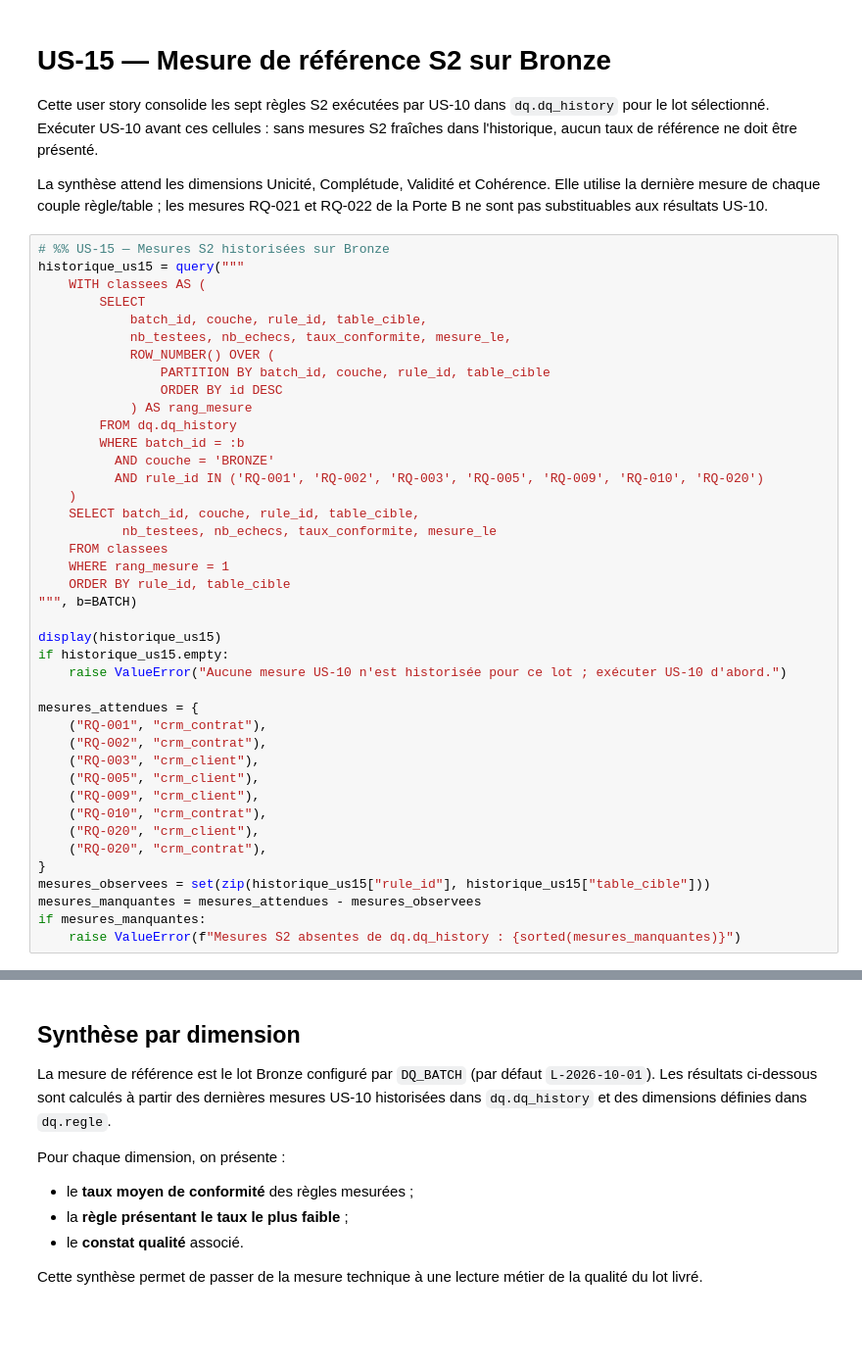
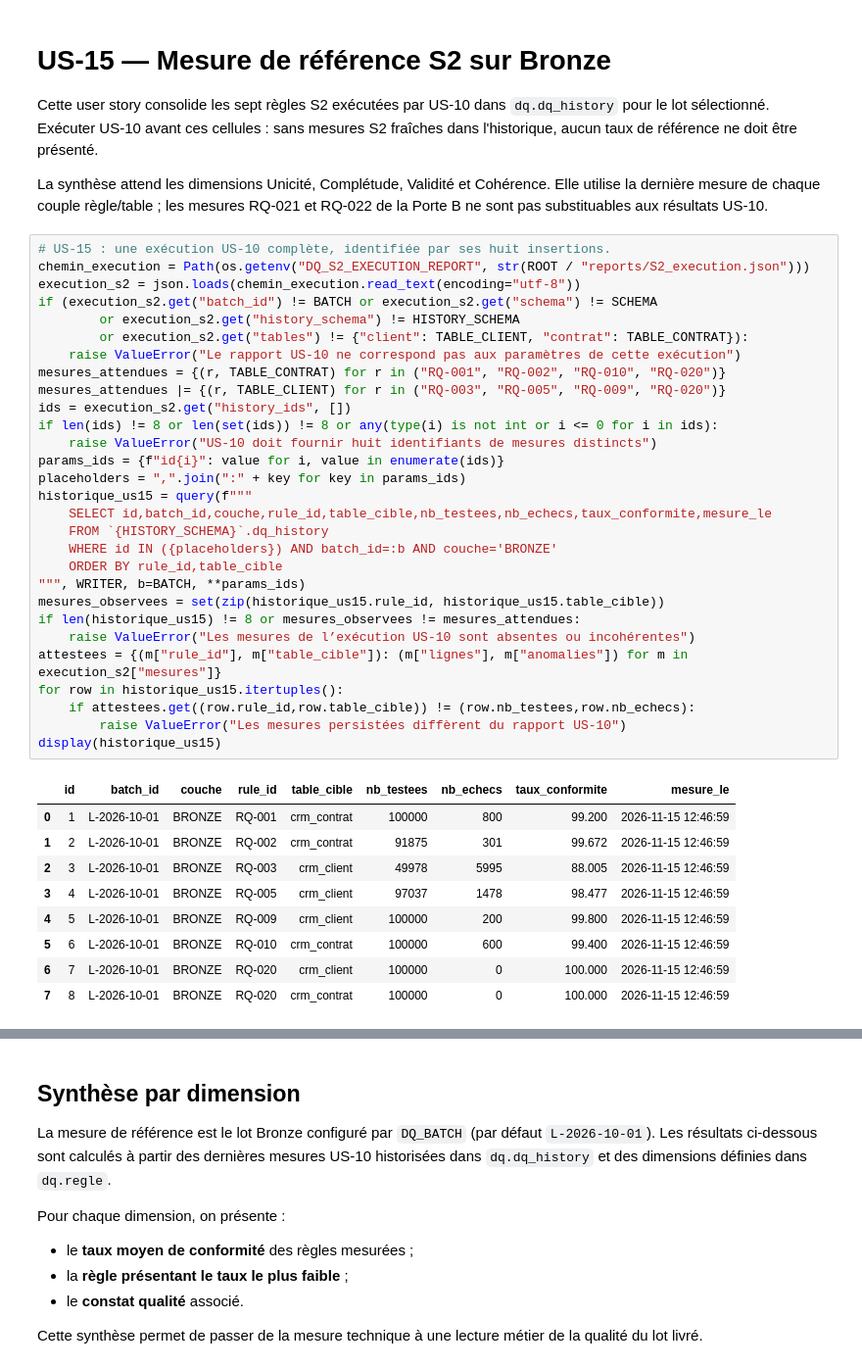
Before and after one commit to ruthabebeneg/td-qualite-g02, a Jupyter notebook: notebooks/S2_g02.ipynb, the cells around one changed output, grey strips where cells are left out. Shown at 98% size. Cells and saved outputs as stored; diff of their text form; blank space fills up the shorter version.

```diff
--- a/notebooks/S2_g02.ipynb
+++ b/notebooks/S2_g02.ipynb
@@ -766,46 +994,44 @@ Cette user story consolide les sept règles S2 exécutées par US-10 dans `dq.dq
 
 La synthèse attend les dimensions Unicité, Complétude, Validité et Cohérence. Elle utilise la dernière mesure de chaque couple règle/table ; les mesures RQ-021 et RQ-022 de la Porte B ne sont pas substituables aux résultats US-10.
 # %%
-# %% US-15 — Mesures S2 historisées sur Bronze
-historique_us15 = query("""
-    WITH classees AS (
-        SELECT
-            batch_id, couche, rule_id, table_cible,
-            nb_testees, nb_echecs, taux_conformite, mesure_le,
-            ROW_NUMBER() OVER (
-                PARTITION BY batch_id, couche, rule_id, table_cible
-                ORDER BY id DESC
-            ) AS rang_mesure
-        FROM dq.dq_history
-        WHERE batch_id = :b
-          AND couche = 'BRONZE'
-          AND rule_id IN ('RQ-001', 'RQ-002', 'RQ-003', 'RQ-005', 'RQ-009', 'RQ-010', 'RQ-020')
-    )
-    SELECT batch_id, couche, rule_id, table_cible,
-           nb_testees, nb_echecs, taux_conformite, mesure_le
-    FROM classees
-    WHERE rang_mesure = 1
-    ORDER BY rule_id, table_cible
-""", b=BATCH)
-
+# US-15 : une exécution US-10 complète, identifiée par ses huit insertions.
+chemin_execution = Path(os.getenv("DQ_S2_EXECUTION_REPORT", str(ROOT / "reports/S2_execution.json")))
+execution_s2 = json.loads(chemin_execution.read_text(encoding="utf-8"))
+if (execution_s2.get("batch_id") != BATCH or execution_s2.get("schema") != SCHEMA
+        or execution_s2.get("history_schema") != HISTORY_SCHEMA
+        or execution_s2.get("tables") != {"client": TABLE_CLIENT, "contrat": TABLE_CONTRAT}):
+    raise ValueError("Le rapport US-10 ne correspond pas aux paramètres de cette exécution")
+mesures_attendues = {(r, TABLE_CONTRAT) for r in ("RQ-001", "RQ-002", "RQ-010", "RQ-020")}
+mesures_attendues |= {(r, TABLE_CLIENT) for r in ("RQ-003", "RQ-005", "RQ-009", "RQ-020")}
+ids = execution_s2.get("history_ids", [])
+if len(ids) != 8 or len(set(ids)) != 8 or any(type(i) is not int or i <= 0 for i in ids):
+    raise ValueError("US-10 doit fournir huit identifiants de mesures distincts")
+params_ids = {f"id{i}": value for i, value in enumerate(ids)}
+placeholders = ",".join(":" + key for key in params_ids)
+historique_us15 = query(f"""
+    SELECT id,batch_id,couche,rule_id,table_cible,nb_testees,nb_echecs,taux_conformite,mesure_le
+    FROM `{HISTORY_SCHEMA}`.dq_history
+    WHERE id IN ({placeholders}) AND batch_id=:b AND couche='BRONZE'
+    ORDER BY rule_id,table_cible
+""", WRITER, b=BATCH, **params_ids)
+mesures_observees = set(zip(historique_us15.rule_id, historique_us15.table_cible))
+if len(historique_us15) != 8 or mesures_observees != mesures_attendues:
+    raise ValueError("Les mesures de l’exécution US-10 sont absentes ou incohérentes")
+attestees = {(m["rule_id"], m["table_cible"]): (m["lignes"], m["anomalies"]) for m in execution_s2["mesures"]}
+for row in historique_us15.itertuples():
+    if attestees.get((row.rule_id,row.table_cible)) != (row.nb_testees,row.nb_echecs):
+        raise ValueError("Les mesures persistées diffèrent du rapport US-10")
 display(historique_us15)
-if historique_us15.empty:
-    raise ValueError("Aucune mesure US-10 n'est historisée pour ce lot ; exécuter US-10 d'abord.")
-
-mesures_attendues = {
-    ("RQ-001", "crm_contrat"),
-    ("RQ-002", "crm_contrat"),
-    ("RQ-003", "crm_client"),
-    ("RQ-005", "crm_client"),
-    ("RQ-009", "crm_client"),
-    ("RQ-010", "crm_contrat"),
-    ("RQ-020", "crm_client"),
-    ("RQ-020", "crm_contrat"),
-}
-mesures_observees = set(zip(historique_us15["rule_id"], historique_us15["table_cible"]))
-mesures_manquantes = mesures_attendues - mesures_observees
-if mesures_manquantes:
-    raise ValueError(f"Mesures S2 absentes de dq.dq_history : {sorted(mesures_manquantes)}")
+# %% [output]
+|  | id | batch_id | couche | rule_id | table_cible | nb_testees | nb_echecs | taux_conformite | mesure_le |
+| 0 | 1 | L-2026-10-01 | BRONZE | RQ-001 | crm_contrat | 100000 | 800 | 99.200 | 2026-11-15 12:46:59 |
+| 1 | 2 | L-2026-10-01 | BRONZE | RQ-002 | crm_contrat | 91875 | 301 | 99.672 | 2026-11-15 12:46:59 |
+| 2 | 3 | L-2026-10-01 | BRONZE | RQ-003 | crm_client | 49978 | 5995 | 88.005 | 2026-11-15 12:46:59 |
+| 3 | 4 | L-2026-10-01 | BRONZE | RQ-005 | crm_client | 97037 | 1478 | 98.477 | 2026-11-15 12:46:59 |
+| 4 | 5 | L-2026-10-01 | BRONZE | RQ-009 | crm_client | 100000 | 200 | 99.800 | 2026-11-15 12:46:59 |
+| 5 | 6 | L-2026-10-01 | BRONZE | RQ-010 | crm_contrat | 100000 | 600 | 99.400 | 2026-11-15 12:46:59 |
+| 6 | 7 | L-2026-10-01 | BRONZE | RQ-020 | crm_client | 100000 | 0 | 100.000 | 2026-11-15 12:46:59 |
+| 7 | 8 | L-2026-10-01 | BRONZE | RQ-020 | crm_contrat | 100000 | 0 | 100.000 | 2026-11-15 12:46:59 |
 # %%
 # %% US-15 — Vérification de l'unicité des dernières mesures affichées
 cles_us15 = ["batch_id", "couche", "rule_id", "table_cible"]
```
Also changed, not shown: parts of 22 cells of this notebook, 55 other files.
